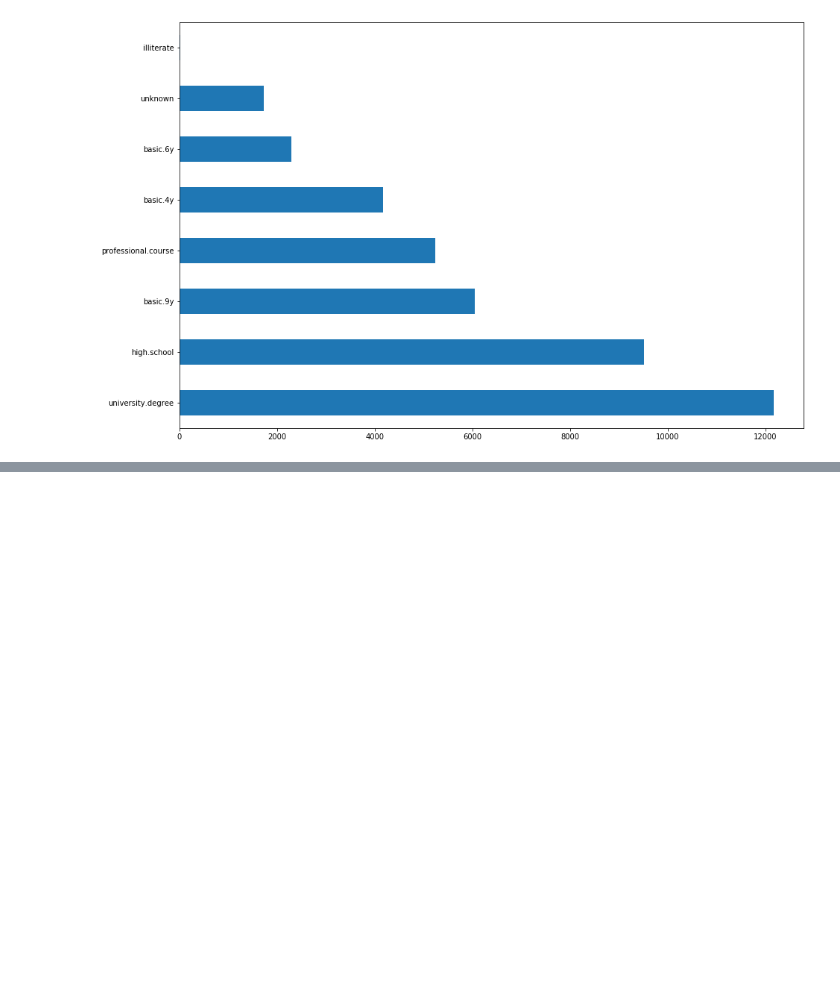
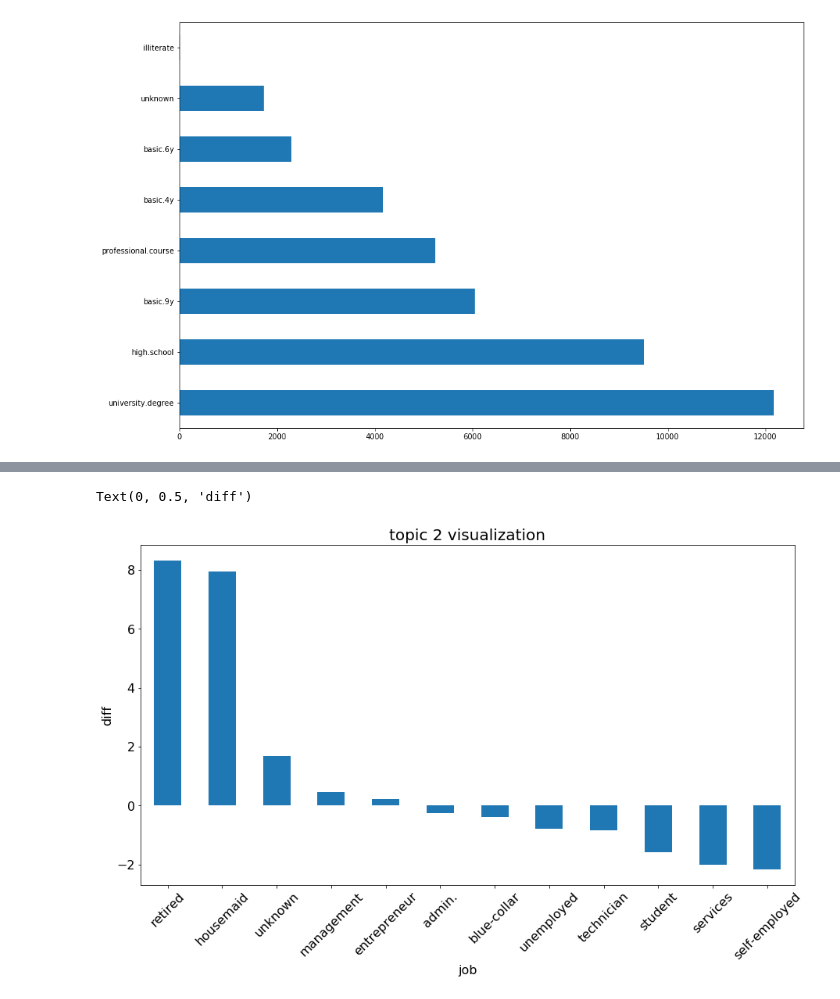
Before and after one commit to YoungJae-Hur/Data-science, a Jupyter notebook: project-marketing/8. client data analysis.ipynb, the cells around one changed output, grey strips where cells are left out. Cells and saved outputs as stored; diff of their text form; code cells hidden in the pictures; blank space fills up the shorter version.

Commit message:
Add topic in client data analysus

```diff
--- a/project-marketing/8. client data analysis.ipynb
+++ b/project-marketing/8. client data analysis.ipynb
@@ -429,0 +665,16 @@ plt.show()
+# %%
+# figsize = [15, 8]
+# title('topic 2 visualization', fontsize=20)
+# x axis - fontsize=16, rotation=45
+# y axis - fontsize=16
+# xlabel- 'job', fontsize=16
+# ylabel - 'diff', fontsize=16
+result.loc['diff'].plot.bar(figsize=[15,8])
+plt.title('topic 2 visualization', fontsize=20)
+plt.xticks(fontsize=16, rotation=45)
+plt.yticks(fontsize=16)
+plt.xlabel('job', fontsize=16)
+plt.ylabel('diff', fontsize=16)
+# %% [output]
+Text(0, 0.5, 'diff')
+[figure, added]
```
Also changed, not shown: parts of 31 cells of this notebook.
